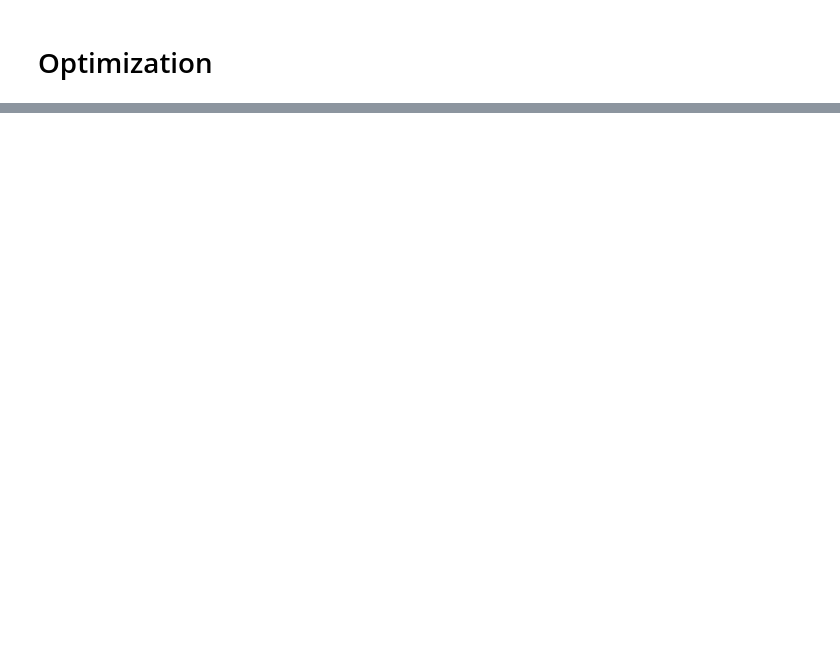
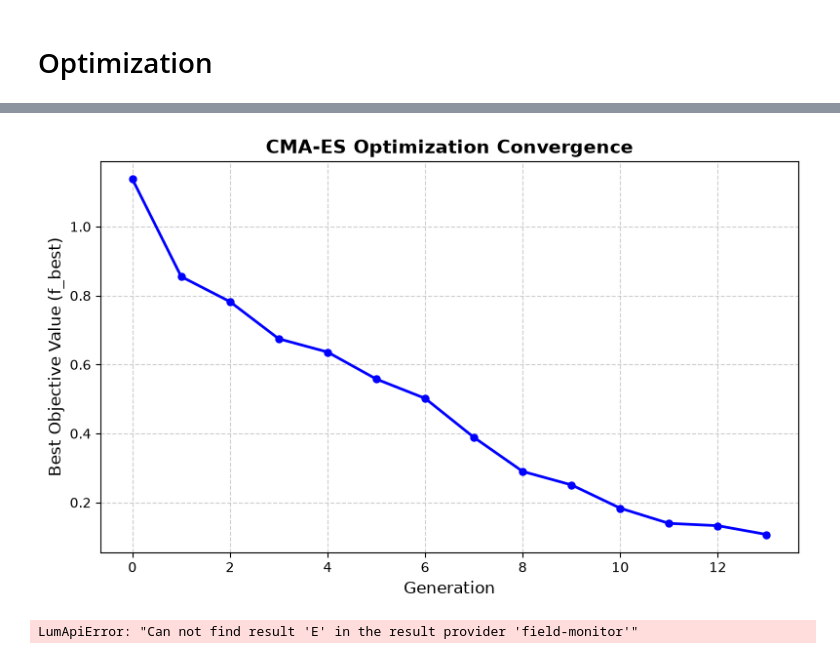
Before and after one commit to Jatsekku/photoNix, a Jupyter notebook: workspace/examples/lumerical/jupyter/stripWaveguide_sBend.ipynb, the cells around one changed output, grey strips where cells are left out. Saved outputs shown, nothing was run; the diff lists cells and outputs as text; code cells hidden in the pictures; blank space fills up the shorter version.

```diff
--- a/workspace/examples/lumerical/jupyter/stripWaveguide_sBend.ipynb
+++ b/workspace/examples/lumerical/jupyter/stripWaveguide_sBend.ipynb
@@ -195,7 +205,7 @@ substrate_thickness = 100*um
 substrate_z_max = clad_center_z - clad_thickness/2
 substrate_z_min = substrate_z_max - substrate_thickness
 
-def bezier_curve(control_points, num_points=100):
+def bezier_curve(control_points, num_points=99):
     t = np.linspace(0, 1, num_points)
     curve = np.zeros((num_points, 2))
     n = len(control_points) - 1  # degree of the Bézier curve
@@ -214,7 +224,7 @@ def make_sbend(v):
     sbend_bot_points = np.array(
         [
             p_input,
-            [v[0], v[1]],
+            [v[0], p_input[1]],
             [v[2], v[3]],
             [v[4], 0],
             [v[5], v[6]],
@@ -405,11 +479,11 @@ def objective_function(xs):
     return T
 # %%
-dim = len(x0)
-population_size = 10
-max_generations = 12
-sigma0 = 0.05
+dim = len(sbend_initial_v)
+population_size = 9
+max_generations = 14
+sigma0 = 100*nm
 random_seed = 12345
 
 es = cma.CMAEvolutionStrategy(
-    x0, sigma0, {"popsize": population_size, "maxiter": max_generations, "seed": random_seed}
+    sbend_initial_v, sigma0, {"popsize": population_size, "maxiter": max_generations, "seed": random_seed}
 )
@@ -430,0 +542,61 @@ while not es.stop():
+# %%
+# 1. Extract generations and f_best values from your dictionary
+generations = [gen["gen"] for gen in optimization_data["generations"]]
+best_fitness_values = [gen["f_best"] for gen in optimization_data["generations"]]
+
+# 2. Create the plot
+plt.figure(figsize=(8, 5))
+plt.plot(generations, best_fitness_values, marker='o', linestyle='-', color='b', linewidth=2, markersize=5)
+
+# 3. Add labels, grid, and title
+plt.title("CMA-ES Optimization Convergence", fontsize=14, fontweight='bold')
+plt.xlabel("Generation", fontsize=12)
+plt.ylabel("Best Objective Value (f_best)", fontsize=12)
+plt.grid(True, linestyle='--', alpha=0.6)
+
+# 4. Show the plot
+plt.tight_layout()
+plt.show()
+# %% [output]
+[figure, added]
+# %%
+# Get E fields components from field-monitor
+E = solver.getresult("field-monitor", "E")
+
+# Get index of wavelength nearest center
+lambdas = np.squeeze(E["lambda"])
+lambda_idx = np.argmin(np.abs(lambdas - wavelength_center))
+plot_wavelength = lambdas[lambda_idx]
+
+Ex, Ey, Ez = [np.squeeze(E["E"][..., lambda_idx,i ]) for i in range(3)]
+x, y = np.squeeze(E["x"]), np.squeeze(E["y"])
+
+fig, (ax1, ax2) = plt.subplots(1, 2, figsize=(21, 7), constrained_layout=True)
+
+T = solver.getresult("FDTD::ports::port-out", "T")
+
+# Efield
+px.plot_field(
+    Ex, Ey, Ez,
+    x=x, y=y,
+    vmin=-4, vmax=0,
+    ax=ax1
+)
+ax1.set_title(rf'Electric Field Intensity ($\lambda$ = {plot_wavelength*1e6:.2f} um)')
+
+# Transmission
+T = solver.getresult("FDTD::ports::port-out", "T")
+wavelengths = np.squeeze(T["lambda"])
+transmission = np.squeeze(T["T"])
+
+ax2.plot(wavelengths*1e6, transmission, color='b')
+ax2.axvline(plot_wavelength*1e6, color='r', linestyle='--', label=f'Target: {plot_wavelength*1e6:.2f} nm')
+ax2.set_xlabel('Wavelength (um)')
+ax2.set_ylabel('Transmission ($T$)')
+ax2.set_title('Output Port Transmission Spectrum')
+ax2.grid(True, linestyle=':', alpha=0.6)
+ax2.legend()
+
+plt.show()
+# %% [output]
+LumApiError: "Can not find result 'E' in the result provider 'field-monitor'"
```
Also changed, not shown: parts of 16 cells of this notebook, 3 other files.
